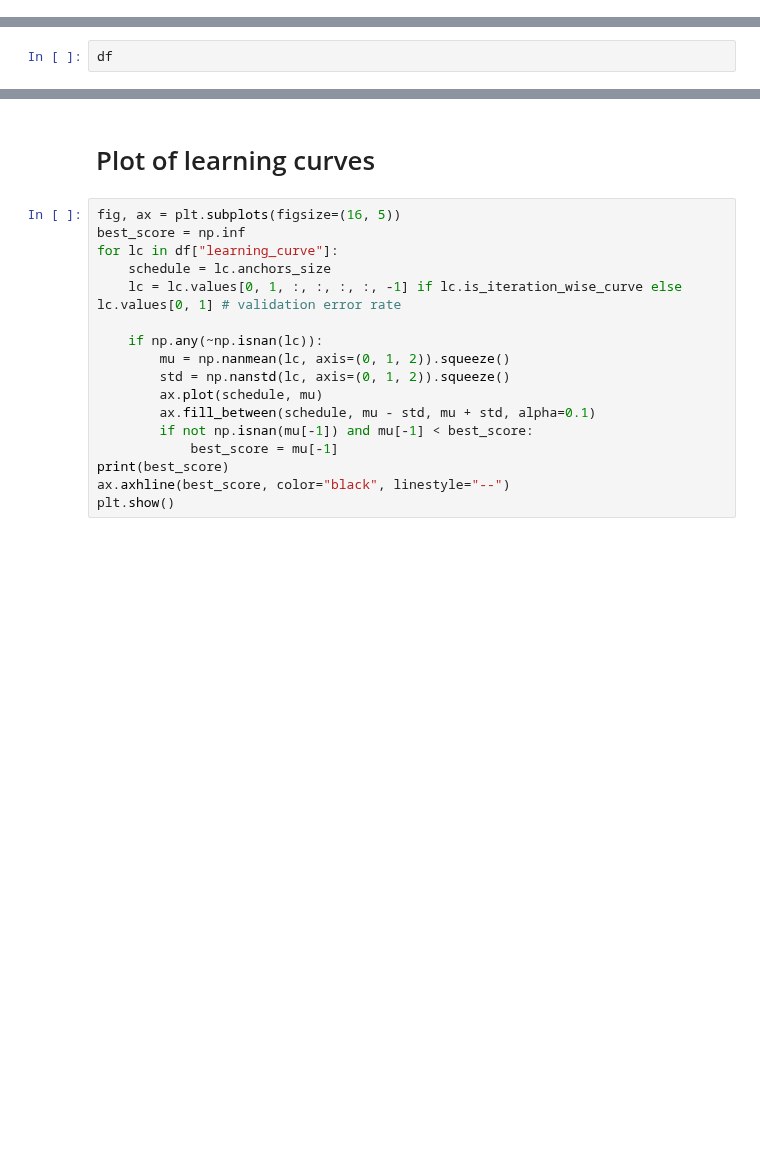
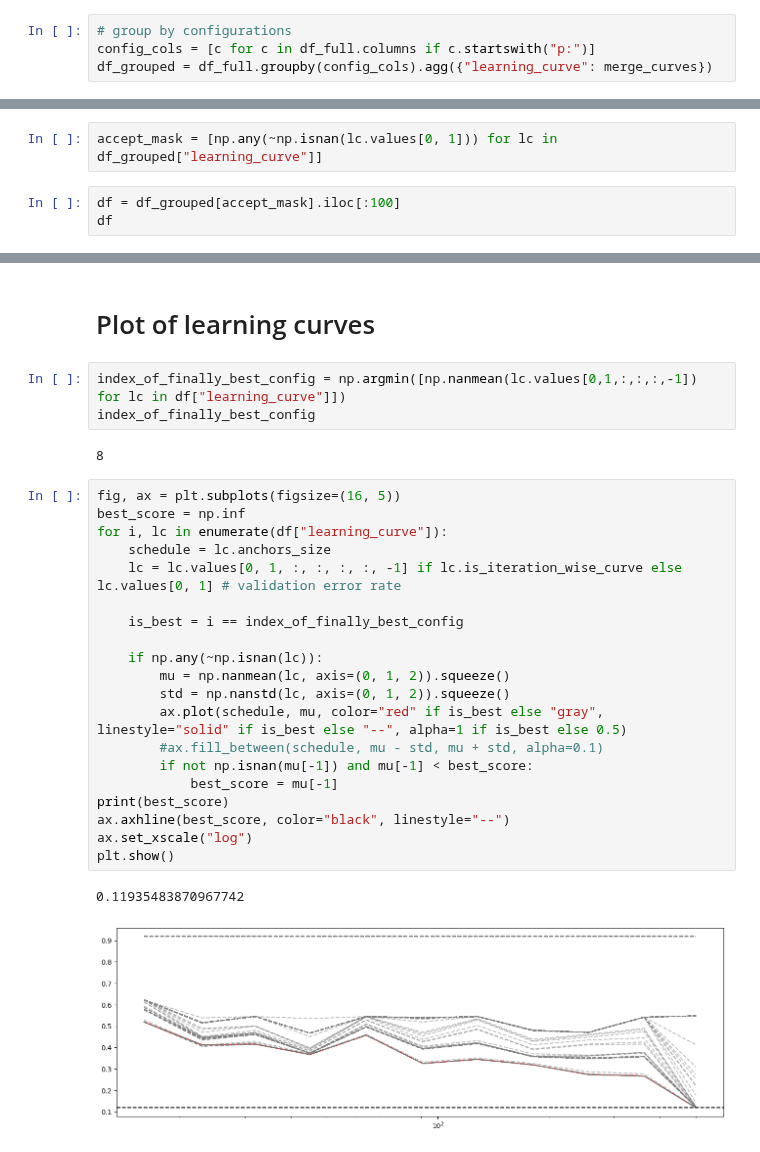
Before and after one commit to fmohr/lcdb, a Jupyter notebook: publications/2023-neurips/use cases/1 - lc crossing.ipynb, the cells around one changed output, grey strips where cells are left out. Drawn from its saved outputs; the diff is of its cells as text; blank space fills up the shorter version.

Commit message:
added learning curve groups

```diff
--- a/publications/2023-neurips/use cases/1 - lc crossing.ipynb
+++ b/publications/2023-neurips/use cases/1 - lc crossing.ipynb
@@ -42,0 +35,4 @@ df["learning_curve"].apply(lambda x: x.pad_anchors_size(max_schedule, inplace=Tr
+# %%
+# group by configurations
+config_cols = [c for c in df_full.columns if c.startswith("p:")]
+df_grouped = df_full.groupby(config_cols).agg({"learning_curve": merge_curves})
@@ -43,2 +61,5 @@ df["learning_curve"].apply(lambda x: x.pad_anchors_size(max_schedule, inplace=Tr
+# %%
+accept_mask = [np.any(~np.isnan(lc.values[0, 1])) for lc in df_grouped["learning_curve"]]
 # %%
+df = df_grouped[accept_mask].iloc[:100]
 df
@@ -45,20 +81,31 @@ df
 # %% [markdown]
 # Plot of learning curves
+# %%
+index_of_finally_best_config = np.argmin([np.nanmean(lc.values[0,1,:,:,:,-1]) for lc in df["learning_curve"]])
+index_of_finally_best_config
+# %% [output]
+8
 # %%
 fig, ax = plt.subplots(figsize=(16, 5))
 best_score = np.inf
-for lc in df["learning_curve"]:
+for i, lc in enumerate(df["learning_curve"]):
     schedule = lc.anchors_size
     lc = lc.values[0, 1, :, :, :, :, -1] if lc.is_iteration_wise_curve else lc.values[0, 1] # validation error rate
+
+    is_best = i == index_of_finally_best_config
 
     if np.any(~np.isnan(lc)):
         mu = np.nanmean(lc, axis=(0, 1, 2)).squeeze()
         std = np.nanstd(lc, axis=(0, 1, 2)).squeeze()
-        ax.plot(schedule, mu)
-        ax.fill_between(schedule, mu - std, mu + std, alpha=0.1)
+        ax.plot(schedule, mu, color="red" if is_best else "gray", linestyle="solid" if is_best else "--", alpha=1 if is_best else 0.5)
+        #ax.fill_between(schedule, mu - std, mu + std, alpha=0.1)
         if not np.isnan(mu[-1]) and mu[-1] < best_score:
             best_score = mu[-1]
 print(best_score)
 ax.axhline(best_score, color="black", linestyle="--")
+ax.set_xscale("log")
 plt.show()
+# %% [output]
+0.11935483870967742
+[figure, added]
 # %%
```
Also changed, not shown: parts of 8 cells of this notebook, 1 other file.
